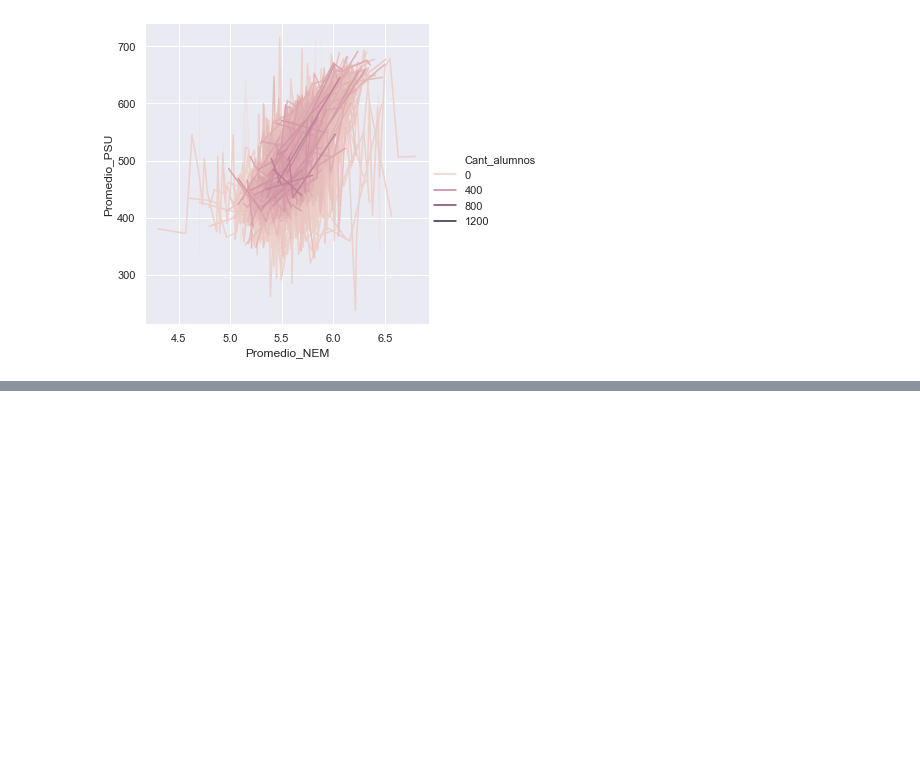
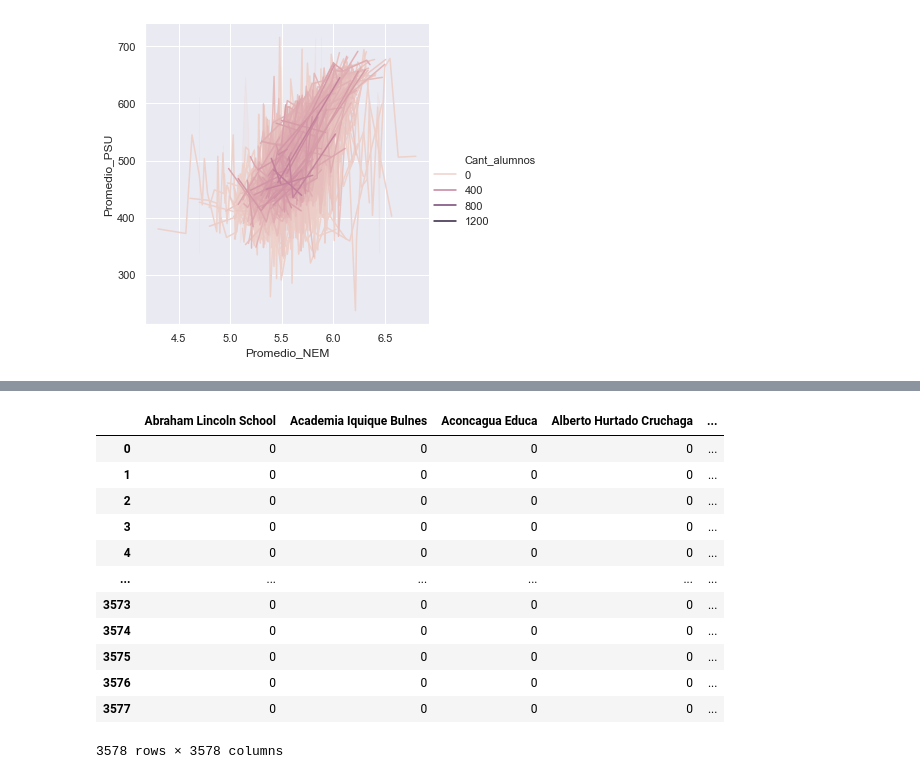
Before and after one commit to dafneeee/-PSU-colegios-2016-, a Jupyter notebook: PSU.ipynb, the cells around one changed output, grey strips where cells are left out. Saved outputs shown, nothing was run; the diff lists cells and outputs as text; code cells hidden in the pictures; blank space fills up the shorter version.

```diff
--- a/PSU.ipynb
+++ b/PSU.ipynb
@@ -200,0 +444,2 @@ sns.relplot(x="Promedio_NEM", y="Promedio_PSU", hue="Cant_alumnos", kind="line",
+# %%
+psu['ID_Ti'] = psu.ID_Tipo.map({1:1})
@@ -200,0 +455,16 @@ sns.relplot(x="Promedio_NEM", y="Promedio_PSU", hue="Cant_alumnos", kind="line",
+# %%
+ pd.get_dummies(psu.Colegio)
+# %% [output]
+|  | Abraham Lincoln School | Academia Iquique Bulnes | Aconcagua Educa | Alberto Hurtado Cruchaga | ... |
+| 0 | 0 | 0 | 0 | 0 | ... |
+| 1 | 0 | 0 | 0 | 0 | ... |
+| 2 | 0 | 0 | 0 | 0 | ... |
+| 3 | 0 | 0 | 0 | 0 | ... |
+| 4 | 0 | 0 | 0 | 0 | ... |
+| ... | ... | ... | ... | ... | ... |
+| 3573 | 0 | 0 | 0 | 0 | ... |
+| 3574 | 0 | 0 | 0 | 0 | ... |
+| 3575 | 0 | 0 | 0 | 0 | ... |
+| 3576 | 0 | 0 | 0 | 0 | ... |
+| 3577 | 0 | 0 | 0 | 0 | ... |
+3578 rows × 3578 columns
```
Also changed, not shown: parts of 17 cells of this notebook.
